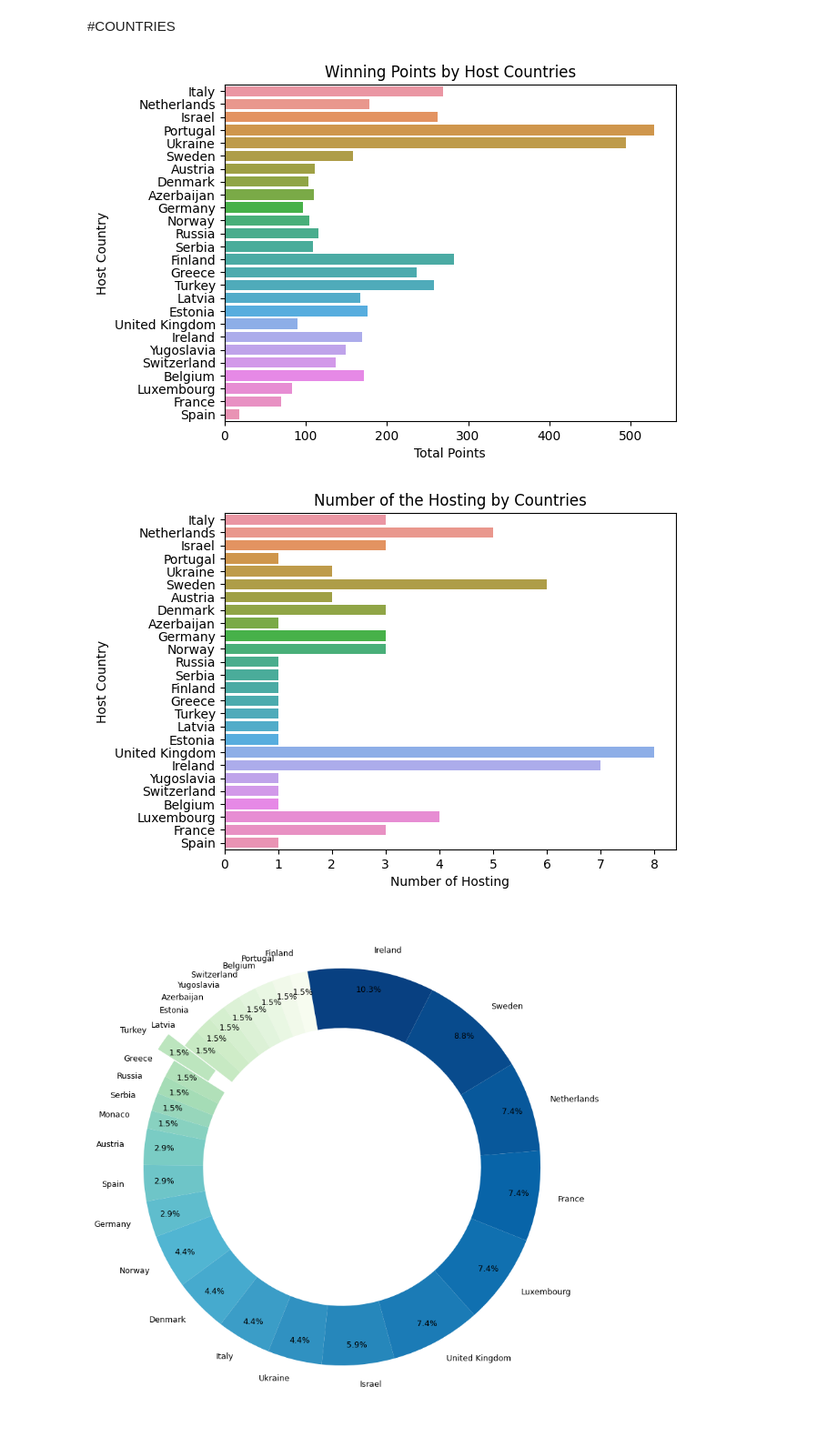
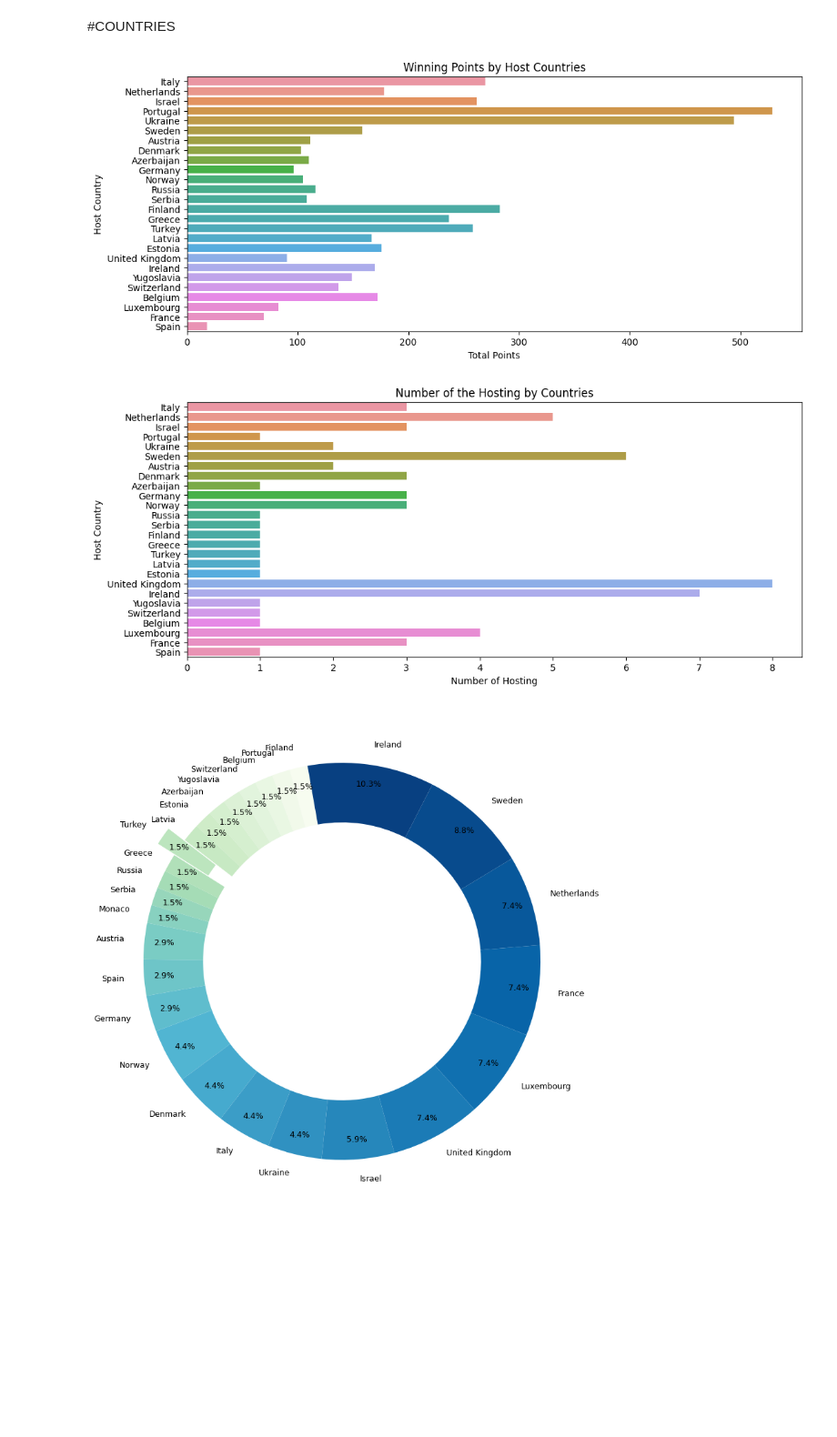
Before and after one commit to sedataskan/eurovision, a Jupyter notebook: eurovision.ipynb, the cells around one changed output. Shown: that part at 91% size. Drawn from its saved outputs; the diff is of its cells as text; code cells hidden in the pictures; blank space fills up the shorter version.

```diff
--- a/eurovision.ipynb
+++ b/eurovision.ipynb
@@ -80,19 +80,23 @@ print("-The First Winner of Eurovision is ", firstWinner," from ", country,".")
 # %%
 #winning points by host countries
 
 winner = eurovision.loc[eurovision['winner'] == True]
+
+fig = plt.figure(figsize=(12, 5))
 
 sb.barplot(data=winner, y=winner['host_country'], x=winner['total_points'], errorbar = None)
 
 plt.title("Winning Points by Host Countries")
 plt.xlabel("Total Points")
 plt.ylabel("Host Country")
 
 plt.show()
 # %% [output]
-[figure, old version]
+[figure, new version]
 # %%
 #number of the hosting by countries
+
+fig = plt.figure(figsize=(12, 5))
 
 host = eurovision.drop_duplicates(subset=['year', 'host_country'])
 sb.countplot(y='host_country', data= host)
@@ -103,7 +107,7 @@ plt.xlabel("Number of Hosting")
 
 plt.show()
 # %% [output]
-[figure, old version]
+[figure, new version]
 # %%
 #win rate by country
 
```
Also changed, not shown: parts of 8 cells of this notebook, 1 other file.
